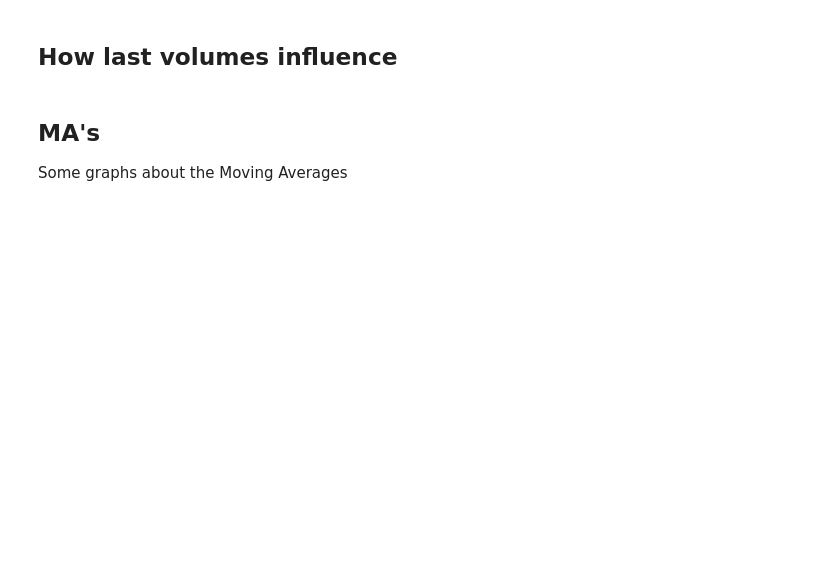
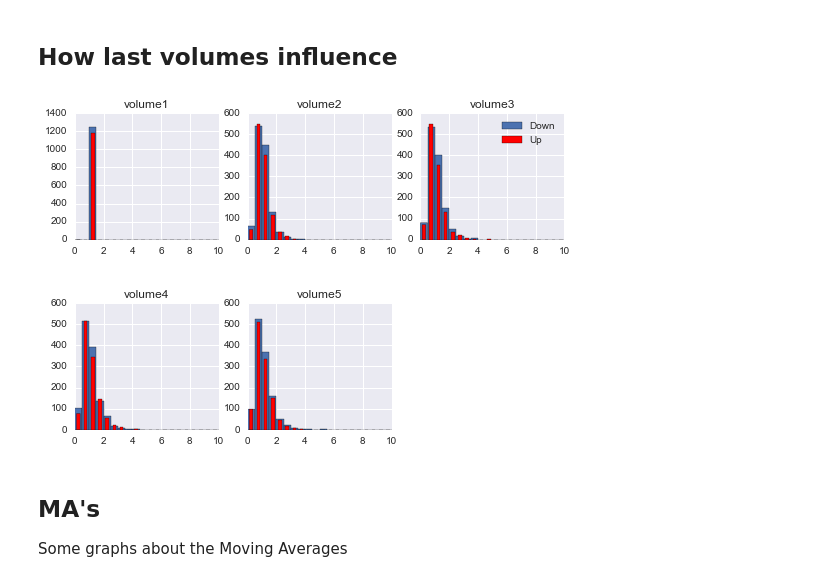
Before and after one commit to ivanlflj/capstone, a Jupyter notebook: stock_analysis_code.ipynb, the cells around one changed output. Cells and saved outputs as stored; diff of their text form; code cells hidden in the pictures; blank space fills up the shorter version.

```diff
--- a/stock_analysis_code.ipynb
+++ b/stock_analysis_code.ipynb
@@ -369,28 +409,30 @@ plt.show()
 ## How last volumes influence
 # %%
 plt.subplot(231)
-plt.hist(df[df['up']==0]['volume1'],range=(0,10),bins=10,label='Down')
-plt.hist(df[df['up']==1]['volume1'],range=(0,10),bins=10,color='r',rwidth=0.5,label='Up')
+plt.hist(df[df['up']==0]['volume1'],range=(0,10),bins=20,label='Down')
+plt.hist(df[df['up']==1]['volume1'],range=(0,10),bins=20,color='r',rwidth=0.5,label='Up')
 plt.title('volume1')
 plt.subplot(232)
-plt.hist(df[df['up']==0]['volume2'],range=(0,10),bins=10,label='Down')
-plt.hist(df[df['up']==1]['volume2'],range=(0,10),bins=10,color='r',rwidth=0.5,label='Up')
+plt.hist(df[df['up']==0]['volume2'],range=(0,10),bins=20,label='Down')
+plt.hist(df[df['up']==1]['volume2'],range=(0,10),bins=20,color='r',rwidth=0.5,label='Up')
 plt.title('volume2')
 plt.subplot(233)
-plt.hist(df[df['up']==0]['volume3'],range=(0,10),bins=10,label='Down')
-plt.hist(df[df['up']==1]['volume3'],range=(0,10),bins=10,color='r',rwidth=0.5,label='Up')
+plt.hist(df[df['up']==0]['volume3'],range=(0,10),bins=20,label='Down')
+plt.hist(df[df['up']==1]['volume3'],range=(0,10),bins=20,color='r',rwidth=0.5,label='Up')
 plt.title('volume3')
 plt.legend()
 plt.subplot(234)
-plt.hist(df[df['up']==0]['volume4'],range=(0,10),bins=10,label='Down')
-plt.hist(df[df['up']==1]['volume4'],range=(0,10),bins=10,color='r',rwidth=0.5,label='Up')
+plt.hist(df[df['up']==0]['volume4'],range=(0,10),bins=20,label='Down')
+plt.hist(df[df['up']==1]['volume4'],range=(0,10),bins=20,color='r',rwidth=0.5,label='Up')
 plt.title('volume4')
 plt.subplot(235)
-plt.hist(df[df['up']==0]['volume5'],range=(0,10),bins=10,label='Down')
-plt.hist(df[df['up']==1]['volume5'],range=(0,10),bins=10,color='r',rwidth=0.5,label='Up')
+plt.hist(df[df['up']==0]['volume5'],range=(0,10),bins=20,label='Down')
+plt.hist(df[df['up']==1]['volume5'],range=(0,10),bins=20,color='r',rwidth=0.5,label='Up')
 plt.title('volume5')
 plt.subplots_adjust(left=0.09, bottom=0.10, right=0.94, top=0.90, wspace=0.2, hspace=0.5)
 plt.show()
+# %% [output]
+[figure, added]
 # %% [markdown]
 ## MA's
 Some graphs about the Moving Averages
```
Also changed, not shown: parts of 19 cells of this notebook, 17 other files.
